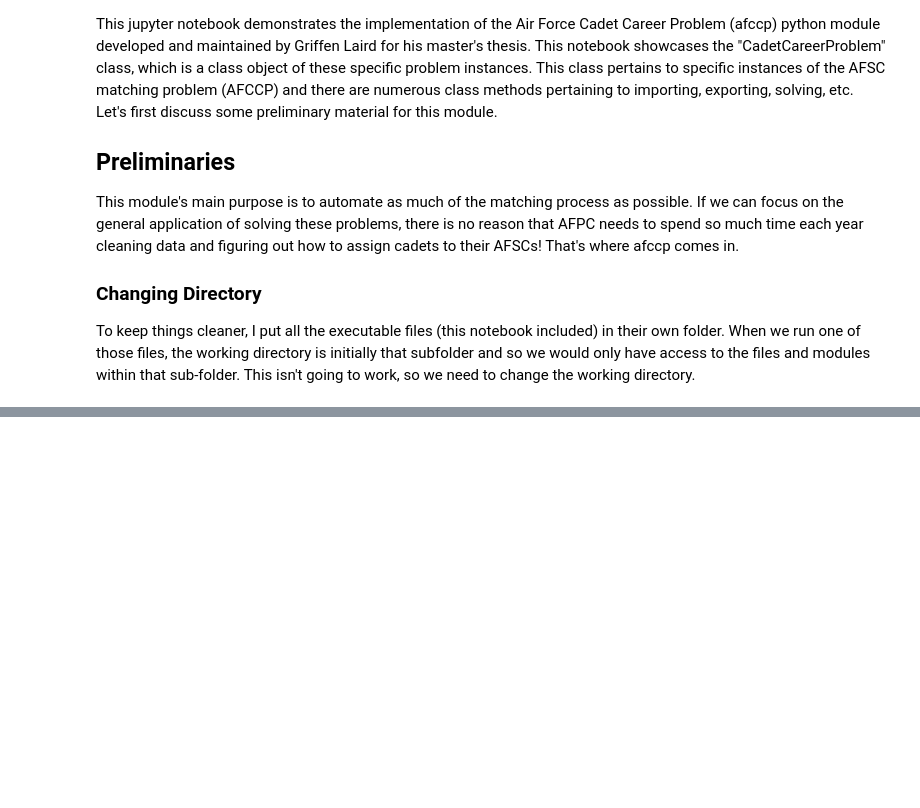
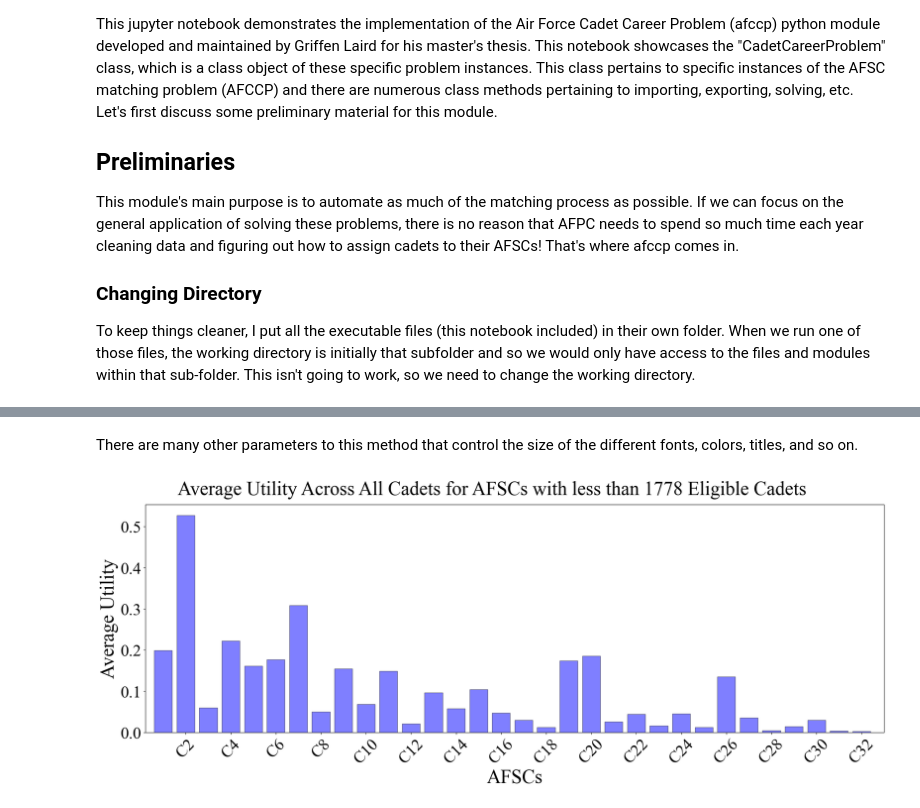
Before and after one commit to dglaird/afccp, a Jupyter notebook: afccp/executables/examples/afccp_example.ipynb, the cells around one changed output, grey strips where cells are left out. Cells and saved outputs as stored; diff of their text form; code cells hidden in the pictures; blank space fills up the shorter version.

```diff
--- a/afccp/executables/examples/afccp_example.ipynb
+++ b/afccp/executables/examples/afccp_example.ipynb
@@ -42,0 +157,7 @@ We also print out whether or not we have the "Sensitive" data folder. Since I ul
+# %% [markdown]
+There are many other parameters to this method that control the size of the different fonts, colors, titles, and so on.
+# %%
+# We can look at the average utility placed on each of the AFSCs
+chart = instance.display_data_graph('Average Utility', bar_color='blue', figsize=figsize)
+# %% [output]
+[figure, added]
```
Also changed, not shown: parts of 68 cells of this notebook.
